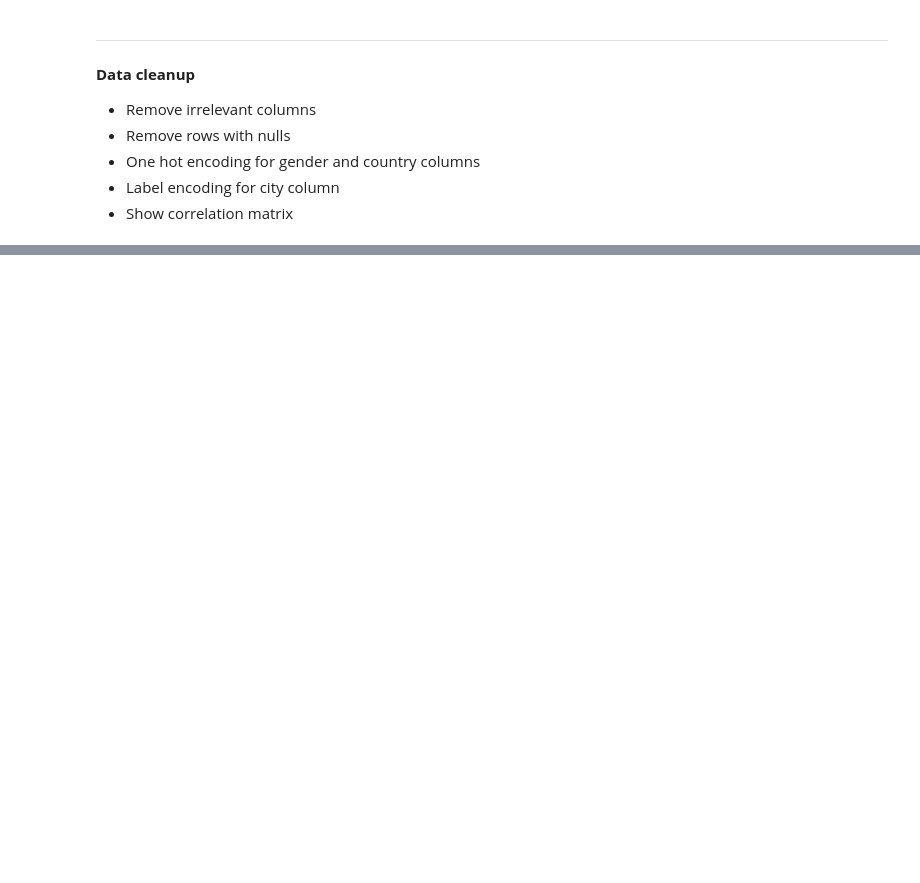
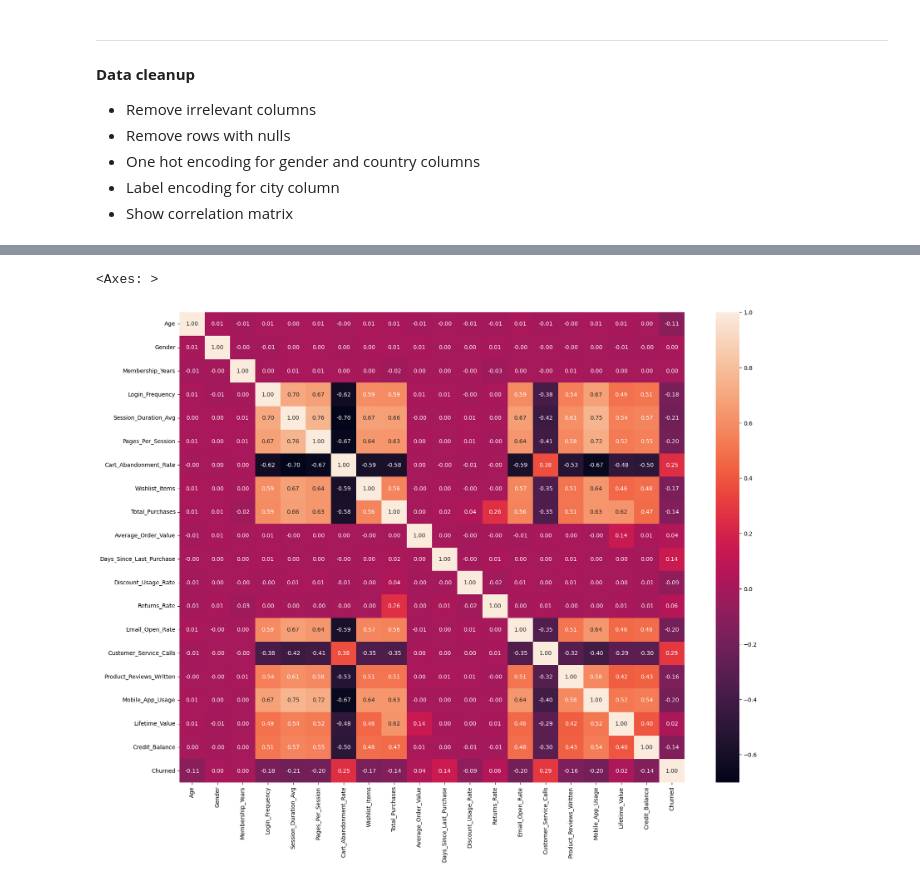
Before and after one commit to Playdovsky/customer-classification-model, a Jupyter notebook: customer-classification.ipynb, the cells around one changed output, grey strips where cells are left out. Saved outputs shown, nothing was run; the diff lists cells and outputs as text; code cells hidden in the pictures; blank space fills up the shorter version.

Commit message:
Data analysis
Correlation heatmap, histogram, box plots.

```diff
--- a/customer-classification.ipynb
+++ b/customer-classification.ipynb
@@ -44,0 +170,10 @@ df_clr.corr()
+# %%
+# Correlation heatmap (without city and country encoded columns)
+country_cols = fnmatch.filter(df_clr.columns, 'Country_*')
+cols_to_drop = ['City'] + country_cols
+df_without_encoded = df_clr.drop(columns=cols_to_drop)
+plt.subplots(figsize=(20,15))
+sns.heatmap(df_without_encoded.corr(), annot=True, fmt=".2f")
+# %% [output]
+<Axes: >
+[figure, added]
```
Also changed, not shown: parts of 14 cells of this notebook.
